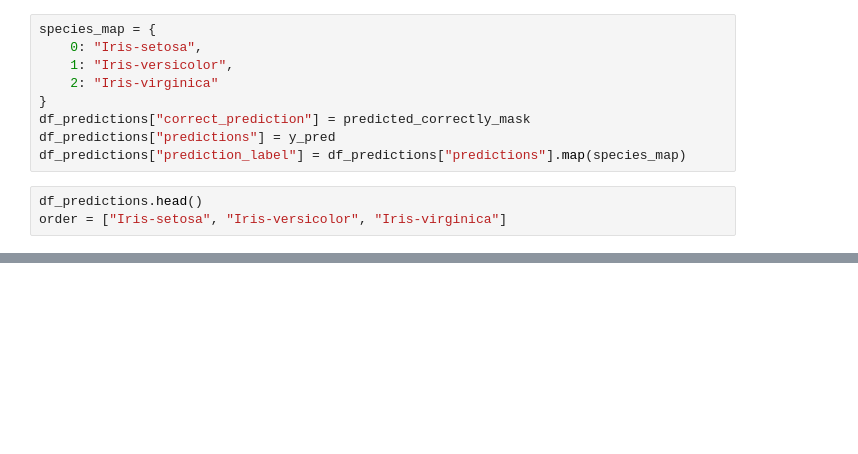
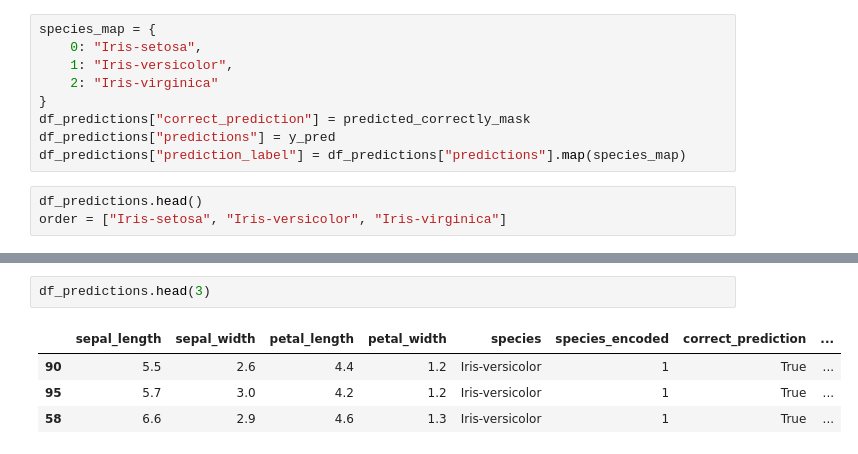
Before and after one commit to gregloos/iris-classification, a Jupyter notebook: classification.ipynb, the cells around one changed output, grey strips where cells are left out. Drawn from its saved outputs; the diff is of its cells as text; blank space fills up the shorter version.

```diff
--- a/classification.ipynb
+++ b/classification.ipynb
@@ -285,0 +287,7 @@ sns.scatterplot(x="petal_length", y="petal_width", hue_order=order, hue="species
+# %%
+df_predictions.head(3)
+# %% [output]
+|  | sepal_length | sepal_width | petal_length | petal_width | species | species_encoded | correct_prediction | ... |
+| 90 | 5.5 | 2.6 | 4.4 | 1.2 | Iris-versicolor | 1 | True | ... |
+| 95 | 5.7 | 3.0 | 4.2 | 1.2 | Iris-versicolor | 1 | True | ... |
+| 58 | 6.6 | 2.9 | 4.6 | 1.3 | Iris-versicolor | 1 | True | ... |
```
Also changed, not shown: parts of 15 cells of this notebook.
